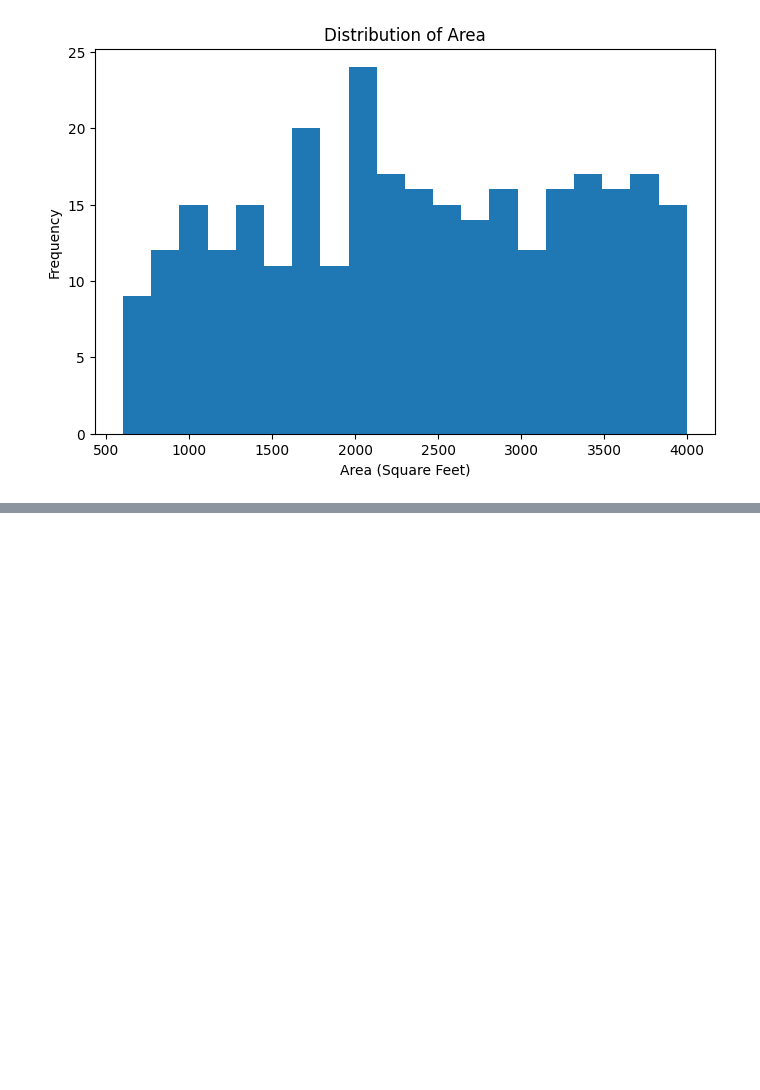
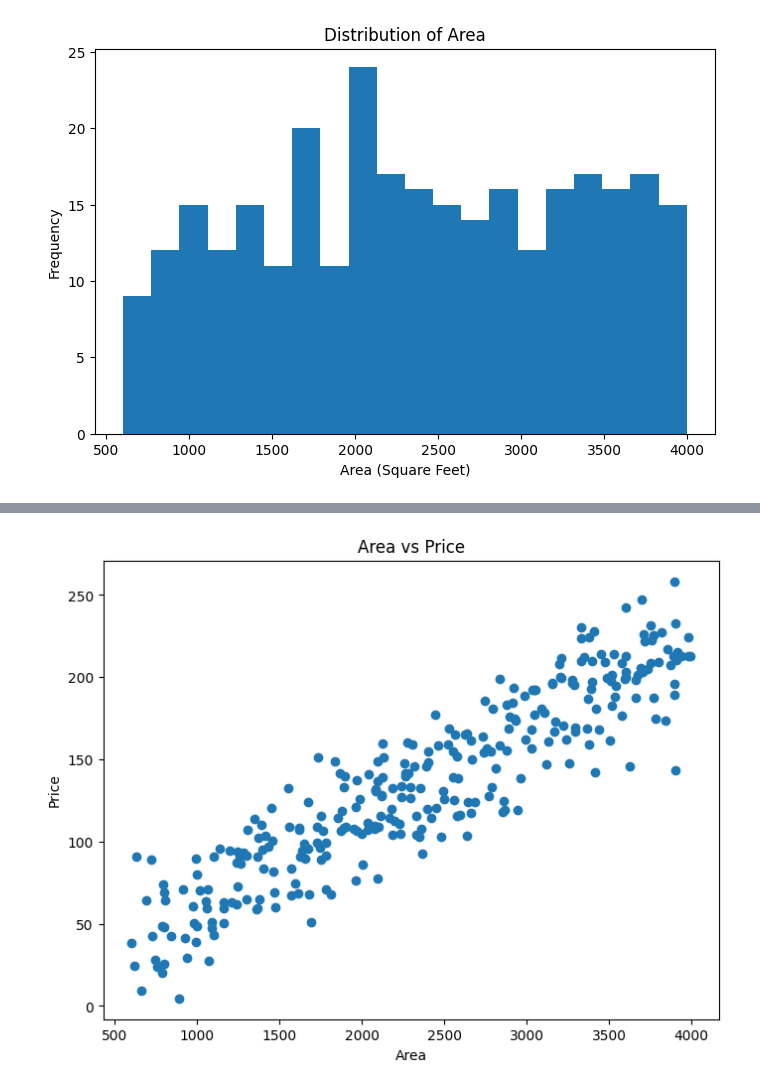
Before and after one commit to sarapallejyo2006/sarapalle-jyothi, a Jupyter notebook: Untitled8.ipynb, the cells around one changed output, grey strips where cells are left out. Drawn from its saved outputs; the diff is of its cells as text; code cells hidden in the pictures; blank space fills up the shorter version.

```diff
--- a/Untitled8.ipynb
+++ b/Untitled8.ipynb
@@ -113,0 +129,11 @@ plt.show()
+# %%
+#step 14 scatter plot
+#Area vs price
+plt.figure(figsize=(8,6))
+plt.scatter(df["Area"],df["Price"])
+plt.title("Area vs Price")
+plt.xlabel("Area")
+plt.ylabel("Price")
+plt.show()
+# %% [output]
+[figure, added]
```
Also changed, not shown: parts of 16 cells of this notebook.
